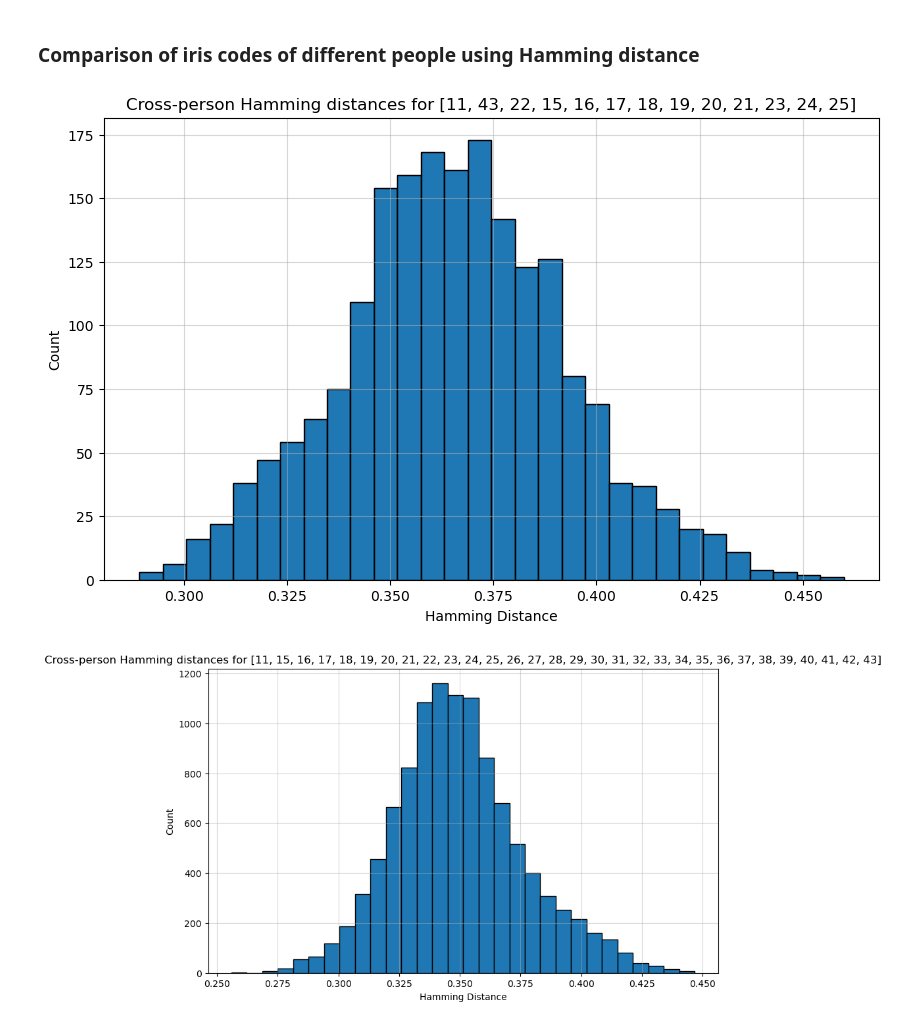
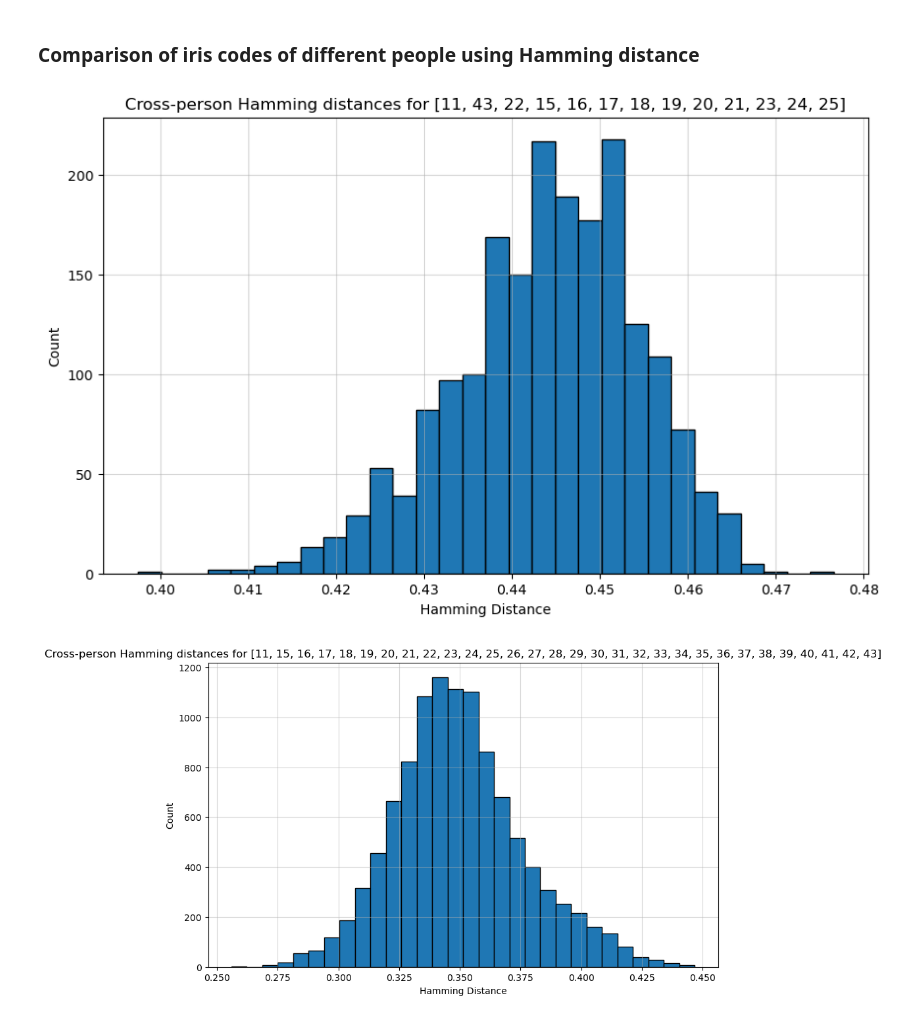
Before and after one commit to FilipLangiewicz/IrisPrediction, a Jupyter notebook: main.ipynb, the cells around one changed output. Saved outputs shown, nothing was run; the diff lists cells and outputs as text; code cells hidden in the pictures.

```diff
--- a/main.ipynb
+++ b/main.ipynb
@@ -748,12 +708,12 @@ irisCode = predictIris_with_daugman(path, np.pi)
 # %%
 distances = compare_people_multiple(
     person_ids=[11,43, 22, 15, 16, 17, 18, 19, 20, 21, 23, 24, 25],
     eye="left",
-    f_value=np.pi,
+    f_value=np.pi + 0.2,
     verbose=False
 )
 # %% [output]
-[figure, old version]
+[figure, new version]
 # %%
 distances = compare_people_multiple(
     person_ids=[11, 15, 16, 17, 18, 19, 20, 21,22, 23, 24, 25, 26, 27, 28, 29, 30, 31, 32, 33, 34, 35, 36, 37, 38, 39, 40, 41, 42, 43],
```
Also changed, not shown: parts of 6 cells of this notebook.
